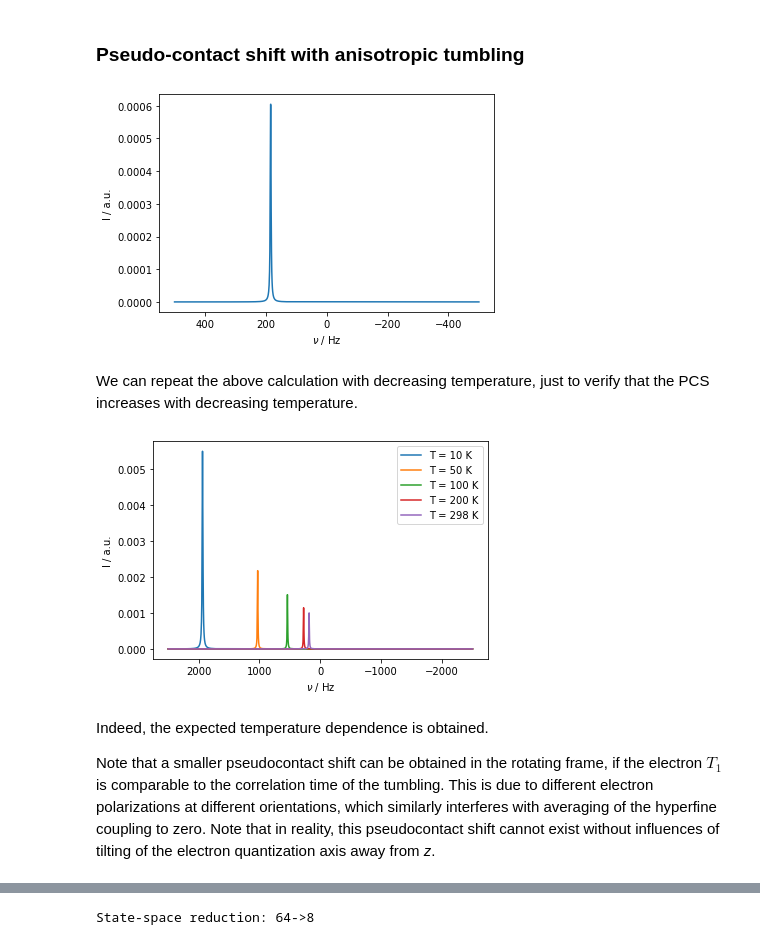
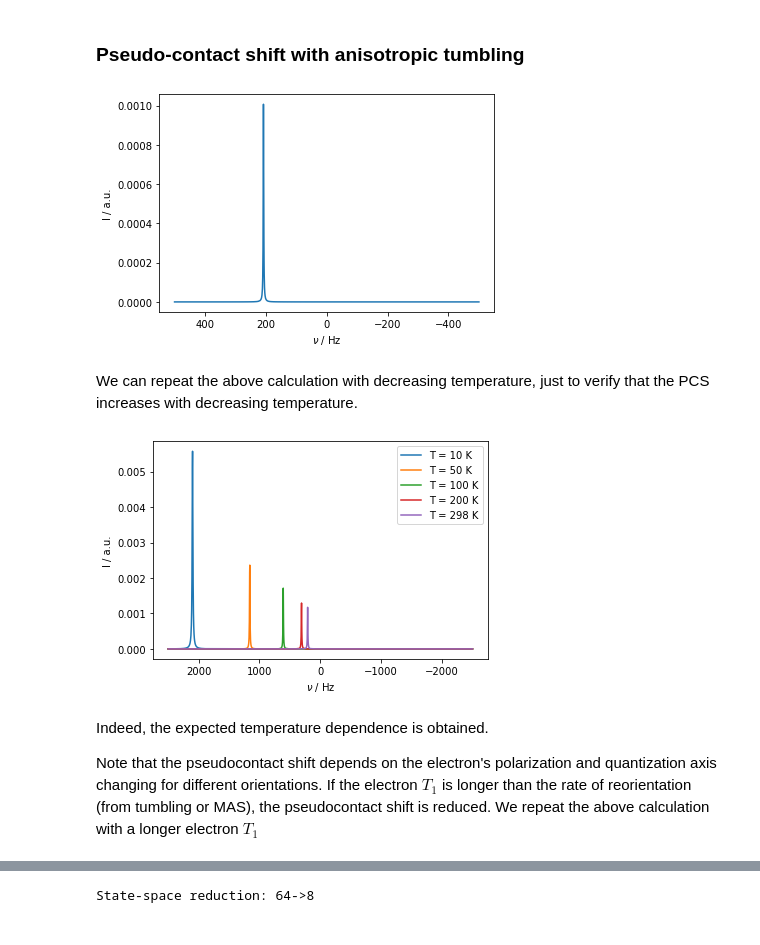
Before and after one commit to alsinmr/SLEEPY_tutorial, a Jupyter notebook: Chapters/Chapter5/Ch5_PseudoContactShift.ipynb, the cells around one changed output, grey strips where cells are left out. Drawn from its saved outputs; the diff is of its cells as text; code cells hidden in the pictures.

```diff
--- a/Chapters/Chapter5/Ch5_PseudoContactShift.ipynb
+++ b/Chapters/Chapter5/Ch5_PseudoContactShift.ipynb
@@ -138,26 +138,26 @@ It is also important to correctly implement relaxation. Since the electron quant
 # %%
 gxx,gyy,gzz=1,1,4
 ex=sl.ExpSys(v0H=600,vr=0,Nucs=['13C','e-'],T_K=298,LF=True,pwdavg='alpha0beta0')
 ex.set_inter('hyperfine',i0=0,i1=1,Axx=-delta/2,Ayy=-delta/2,Azz=delta)
 ex.set_inter('g',i=1,gxx=gxx,gyy=gyy,gzz=gzz,euler=[0,0,0])
 
 ex,kex=sl.Tools.SetupTumbling(ex,q=1,tc=5e-9) #This creates a system hopping around a tetrahedral geometry
 
 L=sl.Liouvillian(ex,kex=kex)
-L.add_relax(Type='T1',i=1,T1=1e-9,OS=True,Thermal=True)
+L.add_relax(Type='T1',i=1,T1=1e-10,OS=True,Thermal=True)
 L.add_relax(Type='T2',i=1,T2=1e-10,OS=True)
 
 Upi2=L.Udelta('13C',np.pi/2,np.pi/2)
 seq=L.Sequence(Dt=1/1000)
 
 rho=sl.Rho(rho0='Thermal',detect='13Cp')
 Upi2*rho
 rho.DetProp(seq,n=1024)
 rho.downmix()
 
 ax=rho.plot(FT=True,apodize=True)
 # %% [output]
-[figure, old version]
+[figure, new version]
 # %% [markdown]
 We can repeat the above calculation with decreasing temperature, just to verify that the PCS increases with decreasing temperature.
 # %%
@@ -177,8 +177,8 @@ for T_K in T:
     rho.plot(FT=True,apodize=True,ax=ax)
 _=ax.legend([f'T = {T_K:.0f} K' for T_K in T])
 # %% [output]
-[figure, old version]
+[figure, new version]
 # %% [markdown]
 Indeed, the expected temperature dependence is obtained.
 
-Note that a smaller pseudocontact shift can be obtained in the rotating frame, if the electron $T_1$ is comparable to the correlation time of the tumbling. This is due to different electron polarizations at different orientations, which similarly interferes with averaging of the hyperfine coupling to zero. Note that in reality, this pseudocontact shift cannot exist without influences of tilting of the electron quantization axis away from *z*.
+Note that the pseudocontact shift depends on the electron's polarization and quantization axis changing for different orientations. If the electron $T_1$ is longer than the rate of reorientation (from tumbling or MAS), the pseudocontact shift is reduced. We repeat the above calculation with a longer electron $T_1$
```
Also changed, not shown: parts of 3 cells of this notebook, 29 other files.
